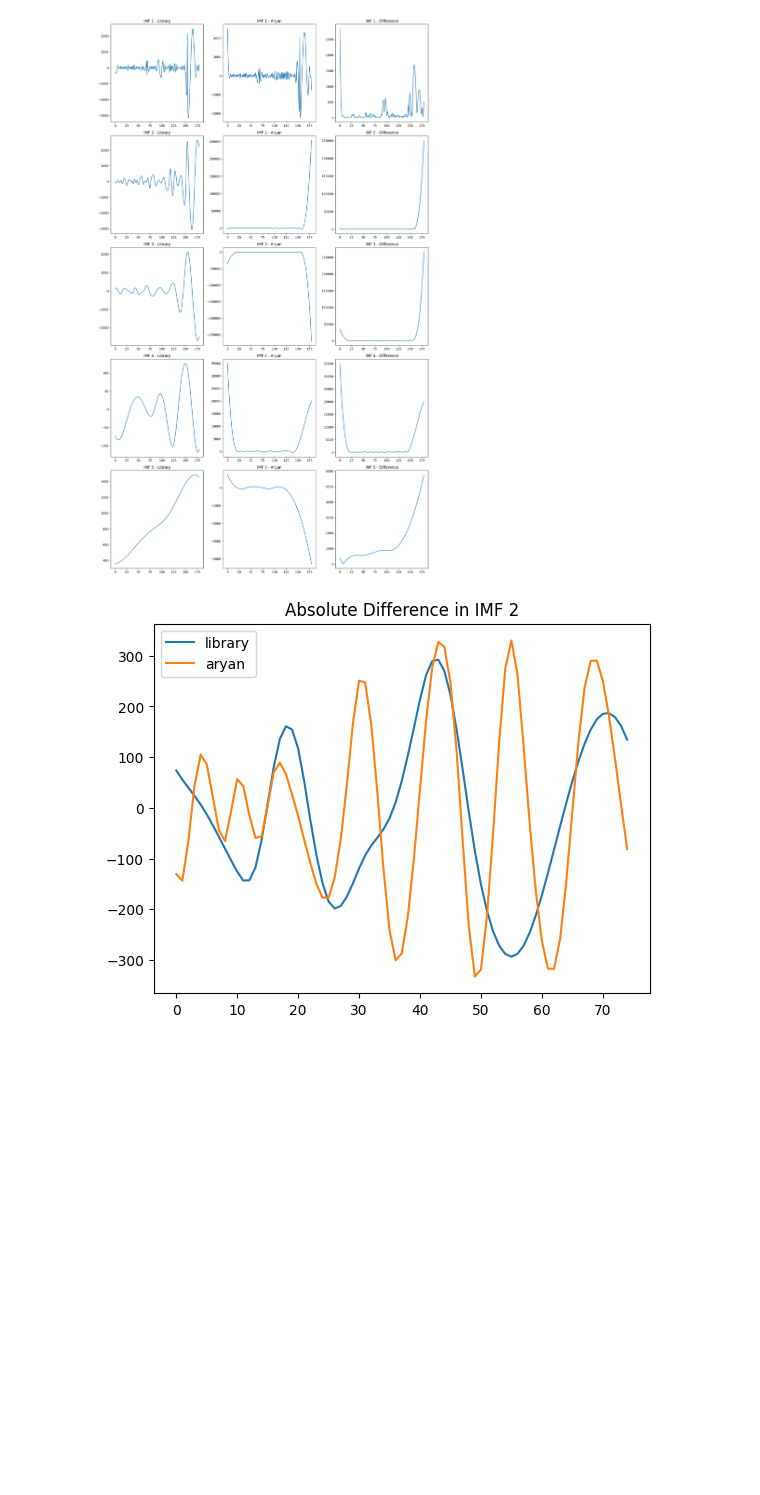
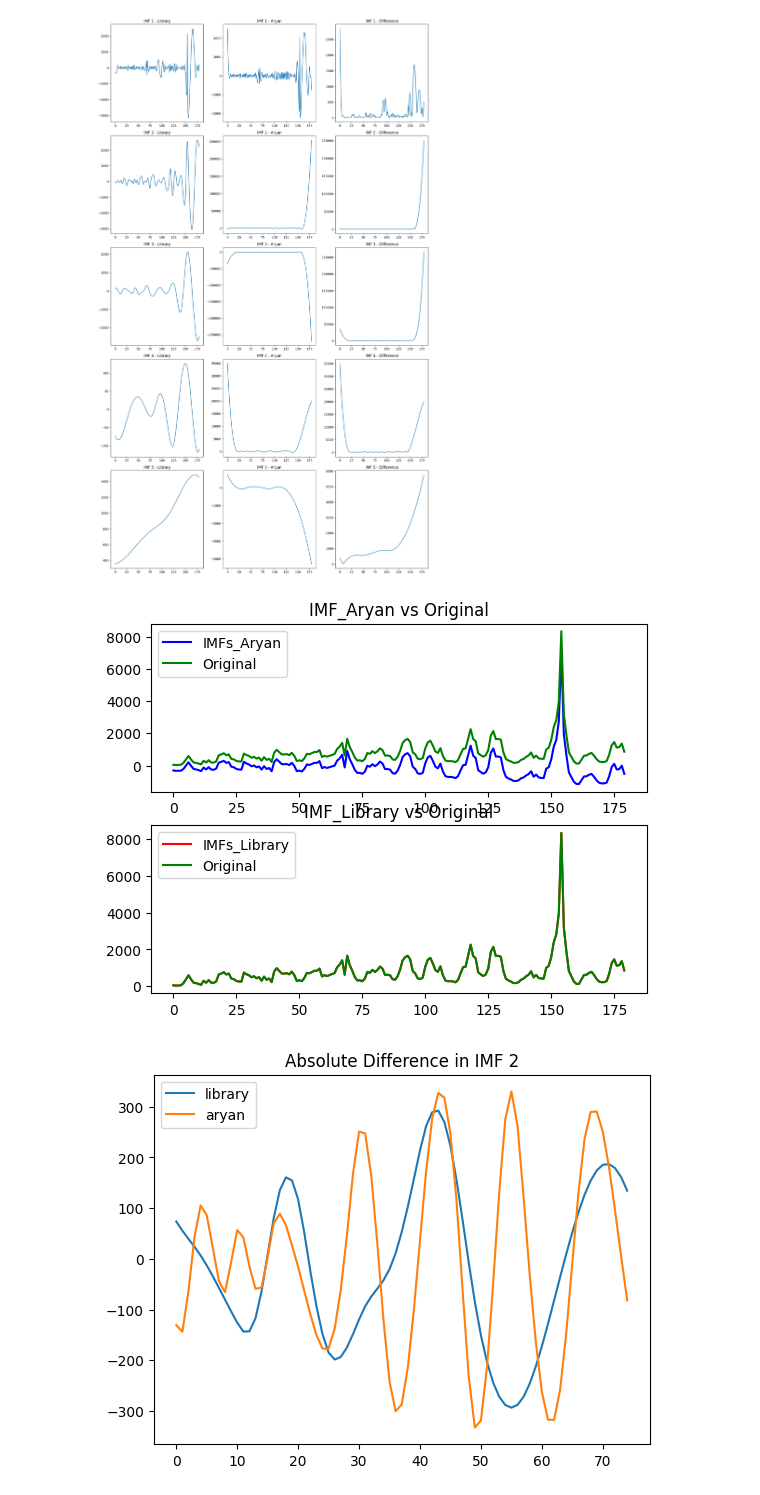
Before and after one commit to AmeyChoudhary/DPCN_Baby_Sharks, a Jupyter notebook: Amey/Code.ipynb, the cells around one changed output. Drawn from its saved outputs; the diff is of its cells as text; code cells hidden in the pictures; blank space fills up the shorter version.

```diff
--- a/Amey/Code.ipynb
+++ b/Amey/Code.ipynb
@@ -128,3 +128,29 @@ def plot_side_by_side(graphs_A, graphs_B, graphs_C):
 plot_side_by_side(IMFs, IMFs_aryan, diff)
 # %% [output]
 [figure]
+# %%
+# checking IMFS of the library
+value_aryan= []
+value_libray = []
+for i in range(len(IMFs[0])):
+    temp_Aryan = 0
+    temp_library = 0
+    for j in range(n_imfs):
+        temp_Aryan += IMFs_aryan[j][i]
+        temp_library += IMFs[j][i]
+    value_aryan.append(temp_Aryan)
+    value_libray.append(temp_library)
+
+plt.subplot(2, 1, 1)
+plt.plot(value_aryan, color='blue')
+plt.plot(cases_series, color='green')
+plt.title('IMF_Aryan vs Original')
+plt.legend(['IMFs_Aryan', 'Original'])
+plt.subplot(2, 1, 2)
+plt.plot(value_libray, color='red')
+plt.plot(cases_series, color='green')
+plt.title('IMF_Library vs Original')
+plt.legend(['IMFs_Library', 'Original'])
+plt.show()
+# %% [output]
+[figure, added]
```
Also changed, not shown: parts of 5 cells of this notebook.
